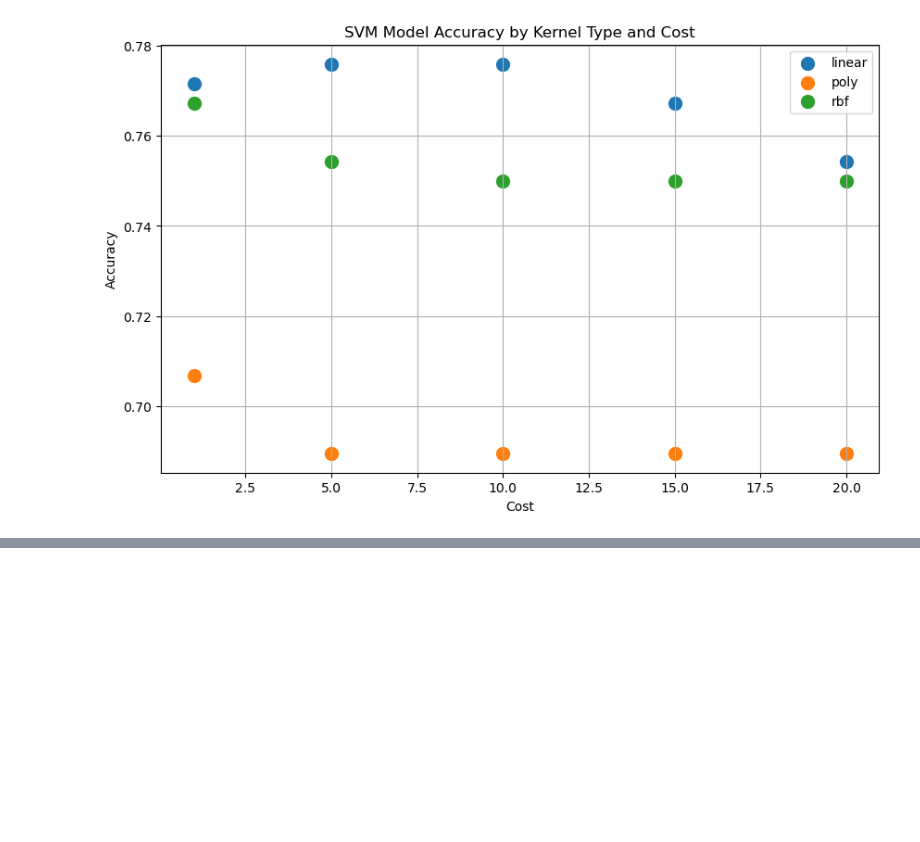
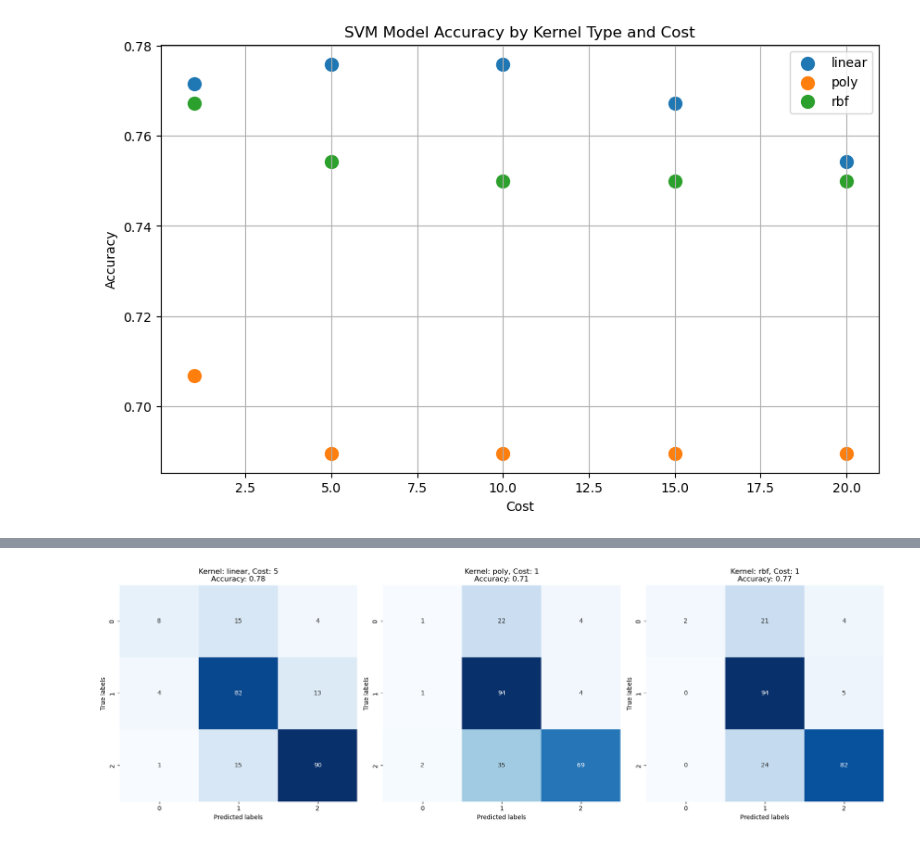
Before and after one commit to cobaltdeity392/TxtMining, a Jupyter notebook: Code/Module 3.ipynb, the cells around one changed output, grey strips where cells are left out. Drawn from its saved outputs; the diff is of its cells as text; code cells hidden in the pictures; blank space fills up the shorter version.

```diff
--- a/Code/Module 3.ipynb
+++ b/Code/Module 3.ipynb
@@ -434,0 +416,22 @@ The predictions from COUNTVEC with SVM Model are:
+# %%
+import matplotlib.pyplot as plt
+import seaborn as sns
+
+plt.figure(figsize=(18, 6))
+
+n_kernels = len(kernels)
+for i, kernel in enumerate(kernels):
+    kernel_results = results_df[results_df['Kernel'] == kernel]
+    best_idx = kernel_results['Accuracy'].idxmax()
+    cnf_matrix = kernel_results.loc[best_idx, 'Confusion Matrix']
+
+    plt.subplot(1, n_kernels, i+1)
+    sns.heatmap(cnf_matrix, annot=True, fmt="d", cmap="Blues", cbar=False)
+    plt.title(f'Kernel: {kernel}, Cost: {kernel_results.loc[best_idx, "Cost"]}\nAccuracy: {kernel_results.loc[best_idx, "Accuracy"]:.2f}')
+    plt.xlabel('Predicted labels')
+    plt.ylabel('True labels')
+
+plt.tight_layout()
+plt.show()
+# %% [output]
+[figure, added]
```
Also changed, not shown: parts of 1 cell of this notebook.
